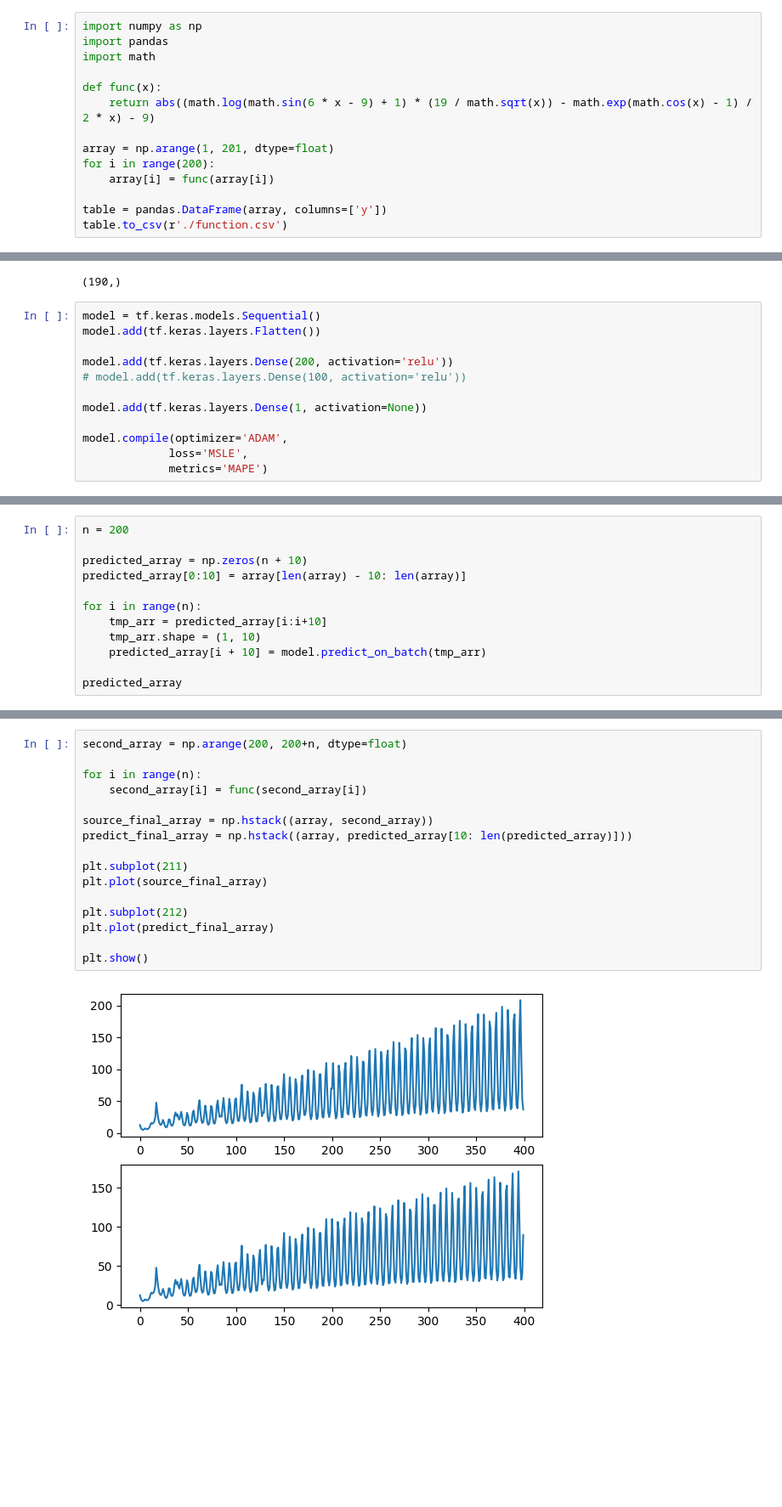
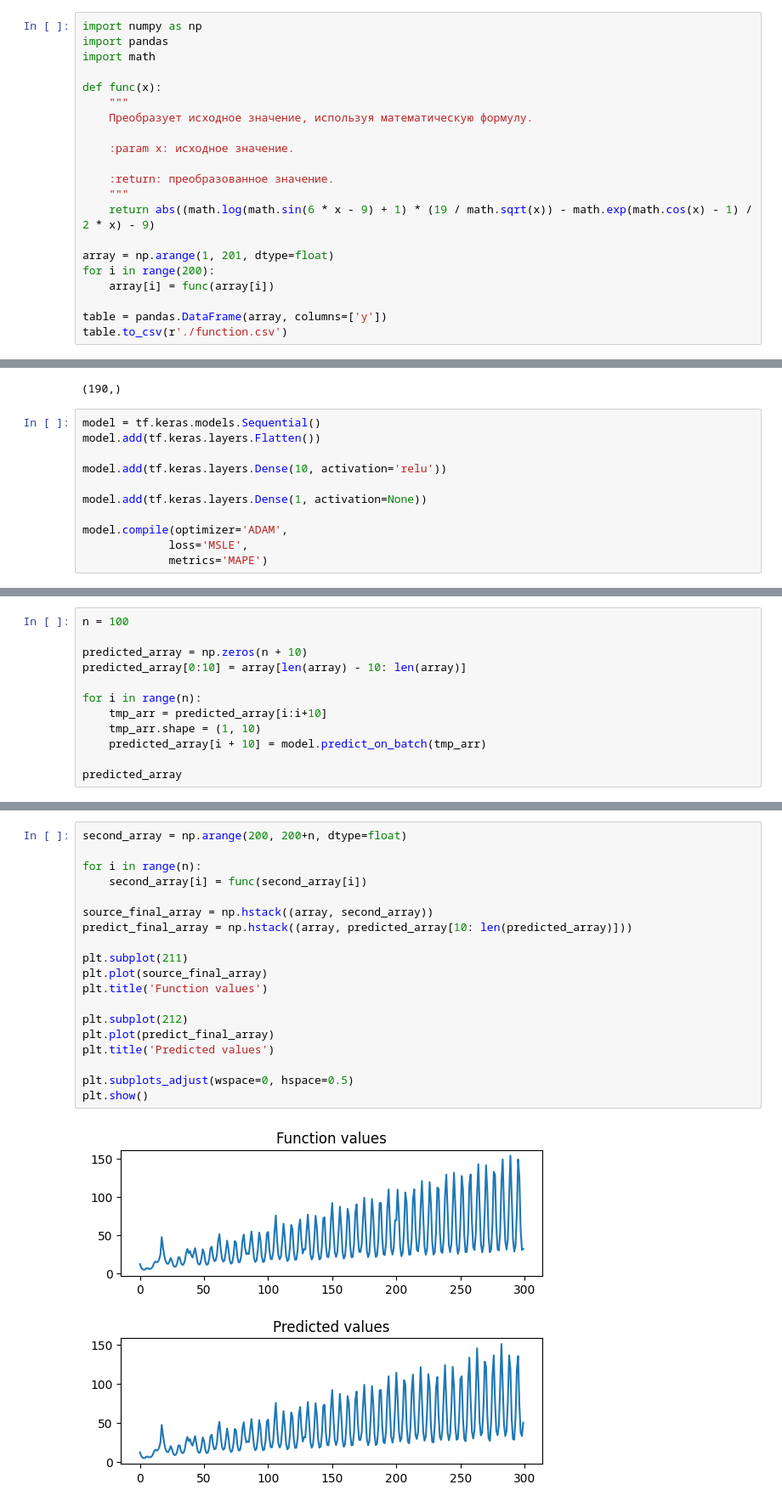
Before and after one commit to vaddddie/pythonProjects, a Jupyter notebook: function_predicting/function_predicting.ipynb, the cells around one changed output, grey strips where cells are left out. Shown at 85% size. Drawn from its saved outputs; the diff is of its cells as text; blank space fills up the shorter version.

Commit message:
Function predicting update

```diff
--- a/function_predicting/function_predicting.ipynb
+++ b/function_predicting/function_predicting.ipynb
@@ -6,6 +8,13 @@ import pandas
 import math
 
 def func(x):
+    """
+    Преобразует исходное значение, используя математическую формулу.
+
+    :param x: исходное значение.
+
+    :return: преобразованное значение.
+    """
     return abs((math.log(math.sin(6 * x - 9) + 1) * (19 / math.sqrt(x)) - math.exp(math.cos(x) - 1) / 2 * x) - 9)
 
 array = np.arange(1, 201, dtype=float)
@@ -69,8 +73,7 @@ display(x.shape, y.shape)
 model = tf.keras.models.Sequential()
 model.add(tf.keras.layers.Flatten())
 
-model.add(tf.keras.layers.Dense(200, activation='relu'))
-# model.add(tf.keras.layers.Dense(100, activation='relu'))
+model.add(tf.keras.layers.Dense(10, activation='relu'))
 
 model.add(tf.keras.layers.Dense(1, activation=None))
 
@@ -101,5 +106,5 @@ Epoch 300/300
 # %%
-n = 200
+n = 100
 
 predicted_array = np.zeros(n + 10)
 predicted_array[0:10] = array[len(array) - 10: len(array)]
@@ -131,18 +138,21 @@ array([ 25.12864274,  23.8553692 ,  39.68494577,  84.7729879 ,
 # %%
 second_array = np.arange(200, 200+n, dtype=float)
 
 for i in range(n):
     second_array[i] = func(second_array[i])
 
 source_final_array = np.hstack((array, second_array))
 predict_final_array = np.hstack((array, predicted_array[10: len(predicted_array)]))
 
 plt.subplot(211)
 plt.plot(source_final_array)
+plt.title('Function values')
 
 plt.subplot(212)
 plt.plot(predict_final_array)
+plt.title('Predicted values')
 
+plt.subplots_adjust(wspace=0, hspace=0.5)
 plt.show()
 # %% [output]
-[figure, old version]
+[figure, new version]
```
Also changed, not shown: parts of 7 cells of this notebook.
